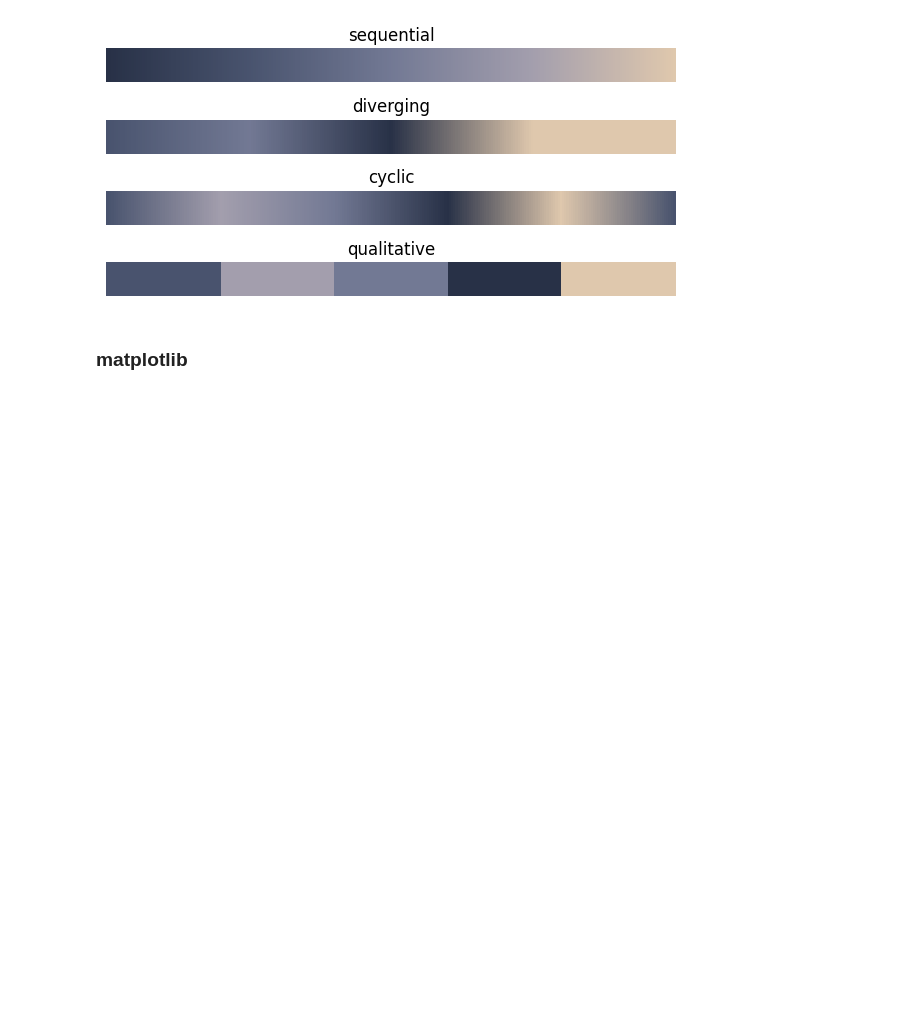
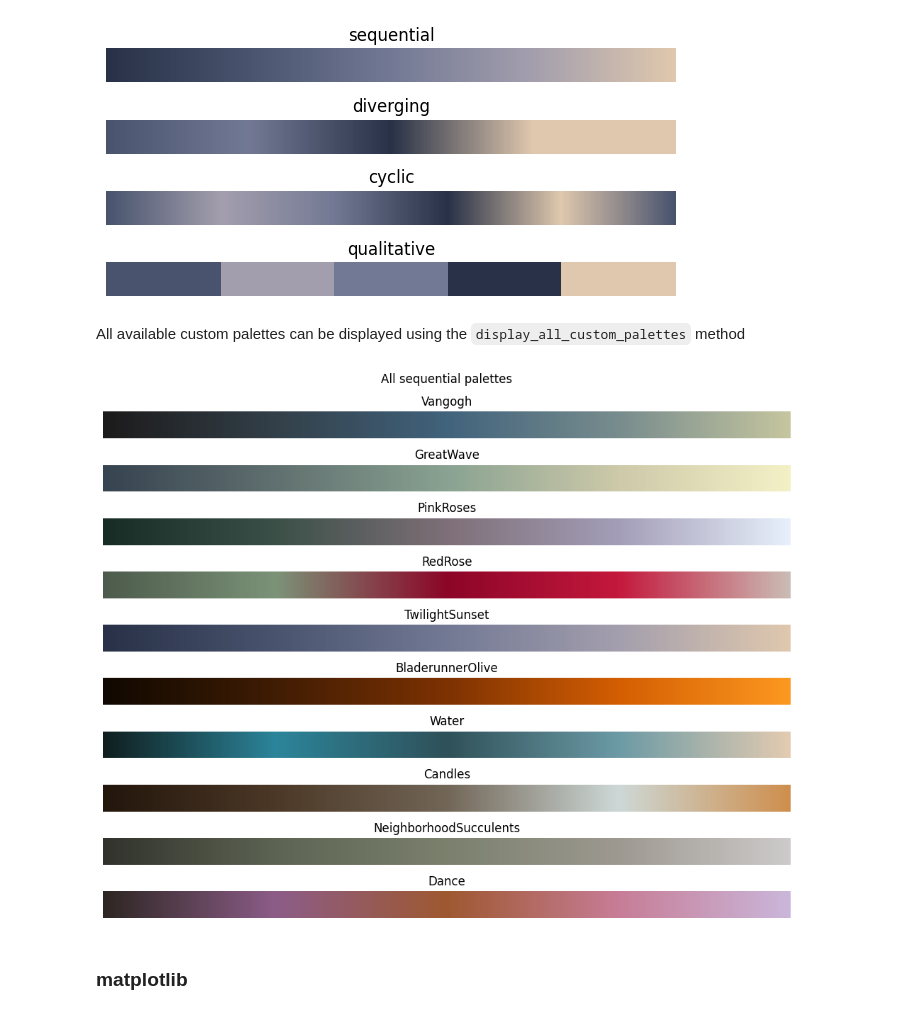
Before and after one commit to sansona/palettecleanse, a Jupyter notebook: usage.ipynb, the cells around one changed output. Cells and saved outputs as stored; diff of their text form; code cells hidden in the pictures; blank space fills up the shorter version.

Commit message:
Added display_all_custom_palettes method

```diff
--- a/usage.ipynb
+++ b/usage.ipynb
@@ -49,6 +49,13 @@ import custom
 custom.TwilightSunset.display_all_palettes()
 # %% [output]
 [figure]
+# %% [markdown]
+All available custom palettes can be displayed using the `display_all_custom_palettes` method
+# %%
+
+custom.display_all_custom_palettes('sequential')
+# %% [output]
+[figure, added]
 # %% [markdown]
 ### matplotlib
 # %% [markdown]
```
Also changed, not shown: parts of 8 cells of this notebook, 10 other files.
